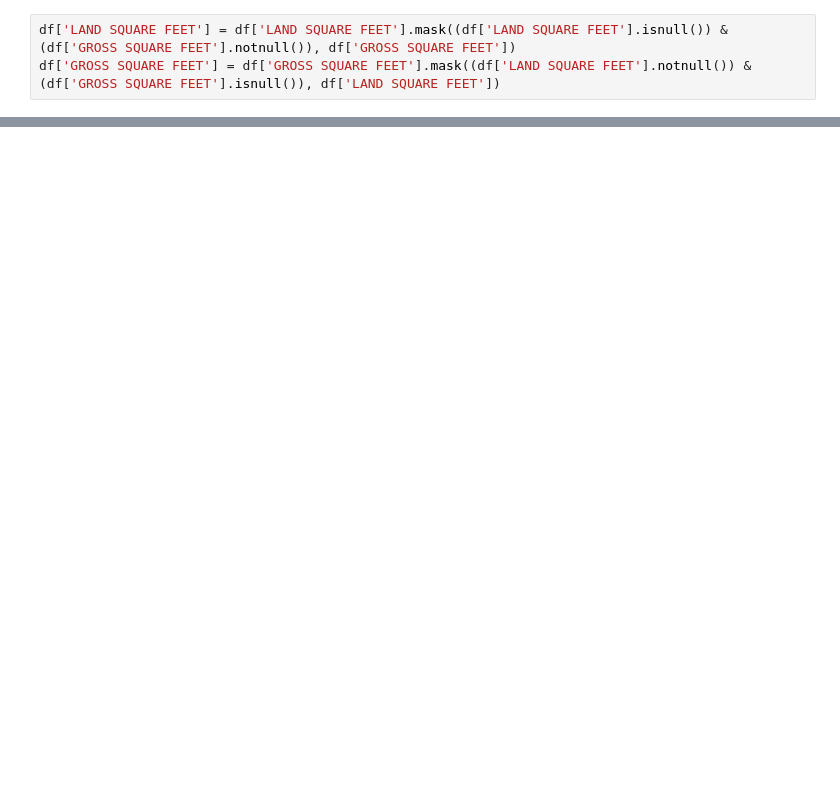
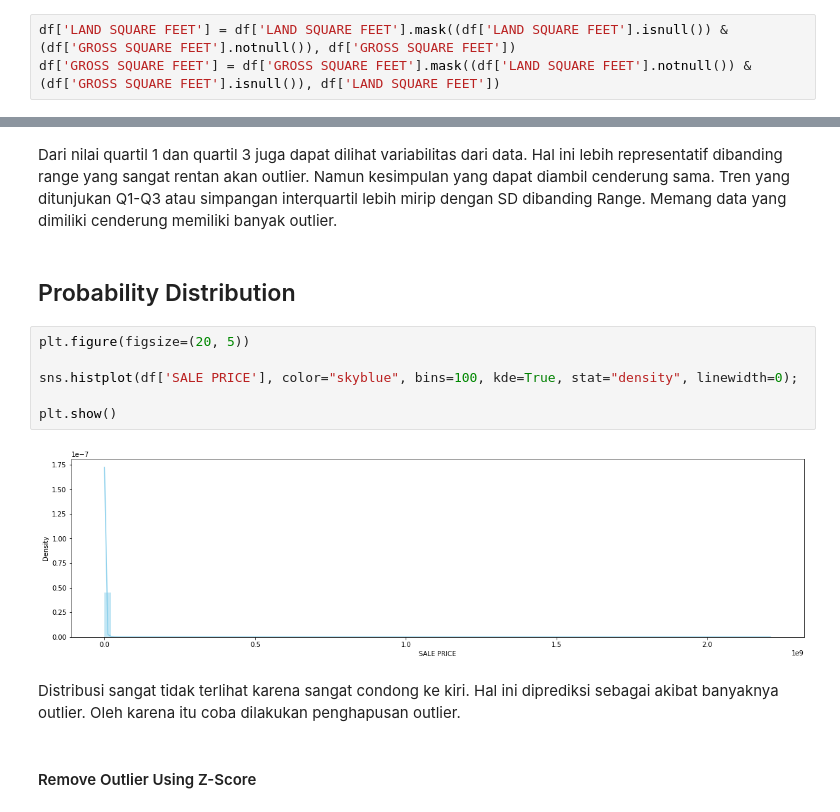
Before and after one commit to aufaf29/property-sales-statistical-analysis, a Jupyter notebook: PYTN_Assgn_2_076_Aufa Fadhlurohman.ipynb, the cells around one changed output, grey strips where cells are left out. Drawn from its saved outputs; the diff is of its cells as text; blank space fills up the shorter version.

```diff
--- a/PYTN_Assgn_2_076_Aufa Fadhlurohman.ipynb
+++ b/PYTN_Assgn_2_076_Aufa Fadhlurohman.ipynb
@@ -300,0 +395,16 @@ Your conclusion below are graded. (1 Points)
+# %% [markdown]
+Dari nilai quartil 1 dan quartil 3 juga dapat dilihat variabilitas dari data. Hal ini lebih representatif dibanding range yang sangat rentan akan outlier. Namun kesimpulan yang dapat diambil cenderung sama. Tren yang ditunjukan Q1-Q3 atau simpangan interquartil lebih mirip dengan SD dibanding Range. Memang data yang dimiliki cenderung memiliki banyak outlier.
+# %% [markdown]
+## Probability Distribution
+# %%
+plt.figure(figsize=(20, 5))
+
+sns.histplot(df['SALE PRICE'], color="skyblue", bins=100, kde=True, stat="density", linewidth=0);
+
+plt.show()
+# %% [output]
+[figure, added]
+# %% [markdown]
+Distribusi sangat tidak terlihat karena sangat condong ke kiri. Hal ini diprediksi sebagai akibat banyaknya outlier. Oleh karena itu coba dilakukan penghapusan outlier.
+# %% [markdown]
+#### Remove Outlier Using Z-Score
```
Also changed, not shown: parts of 133 cells of this notebook.
